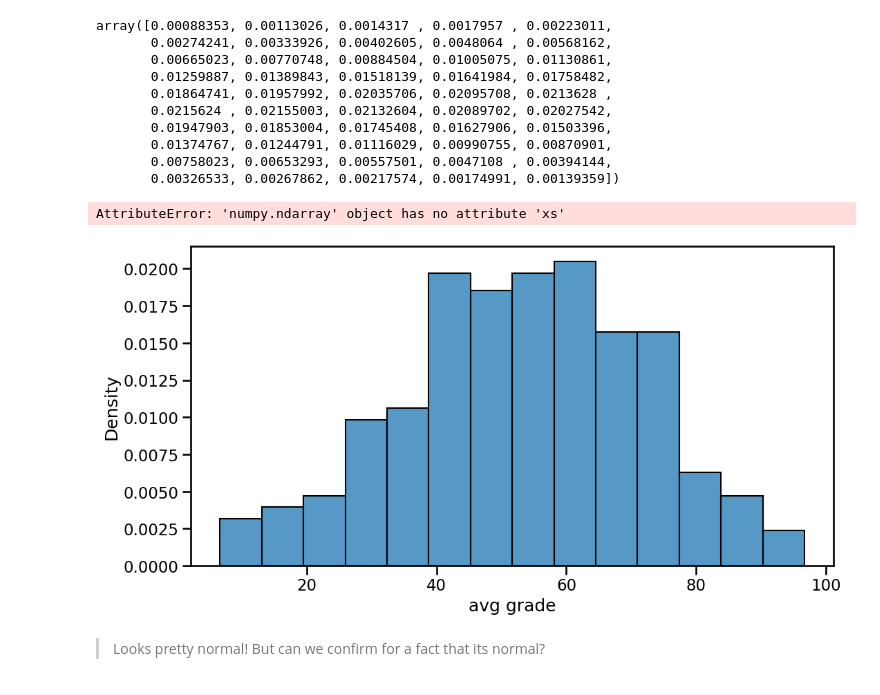
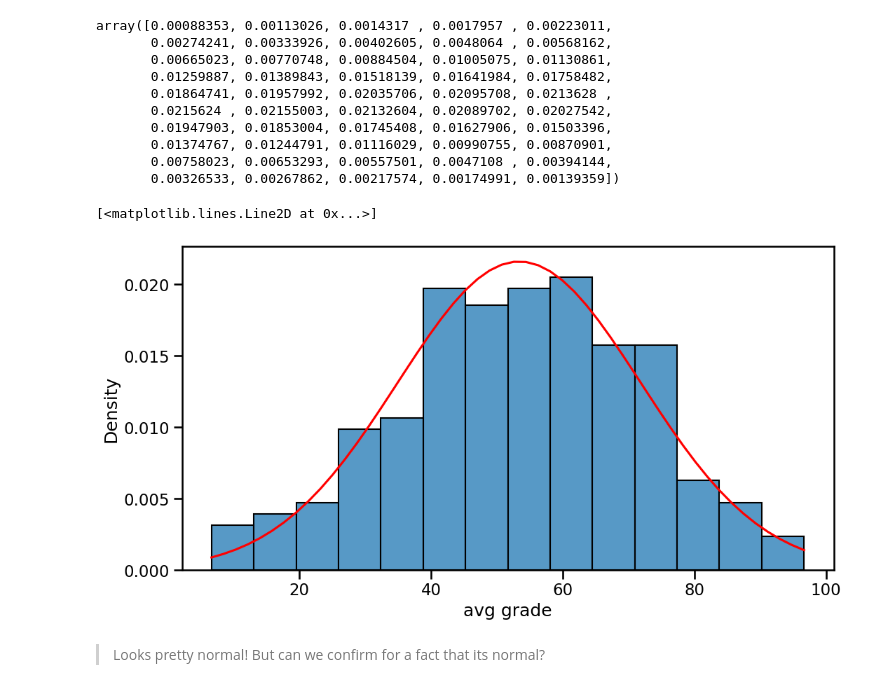
Before and after one commit to spockthompson/data-enrichment-wk15-lect01-codealong, a Jupyter notebook: Code Along - From Distributions to Hypothesis.ipynb, the cells around one changed output. Drawn from its saved outputs; the diff is of its cells as text; code cells hidden in the pictures.

```diff
--- a/Code Along - From Distributions to Hypothesis.ipynb
+++ b/Code Along - From Distributions to Hypothesis.ipynb
@@ -138,10 +138,10 @@ array([0.00088353, 0.00113026, 0.0014317 , 0.0017957 , 0.00223011,
 # %%
 ## Plot the histogram again AND then plot the pdf we calculated.
 sns.histplot(data=df, x='avg grade', stat='density')
-plt.plot(pdf.xs, color='red', label='PDF')
+plt.plot(xs,pdf,color='red', label='PDF')
 # %% [output]
-AttributeError: 'numpy.ndarray' object has no attribute 'xs'
+[<matplotlib.lines.Line2D at 0x...>]
-[figure, old version]
+[figure, new version]
 # %% [markdown]
 > Looks pretty normal! But can we confirm for a fact that its normal?
 # %% [markdown]
```
Also changed, not shown: parts of 15 cells of this notebook.
